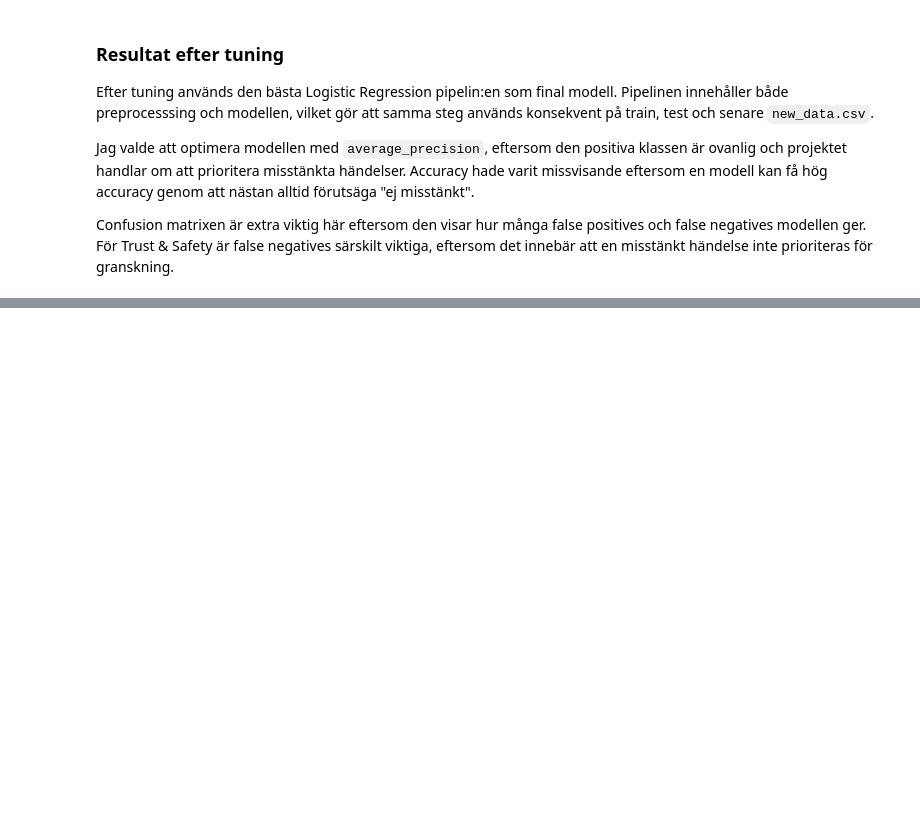
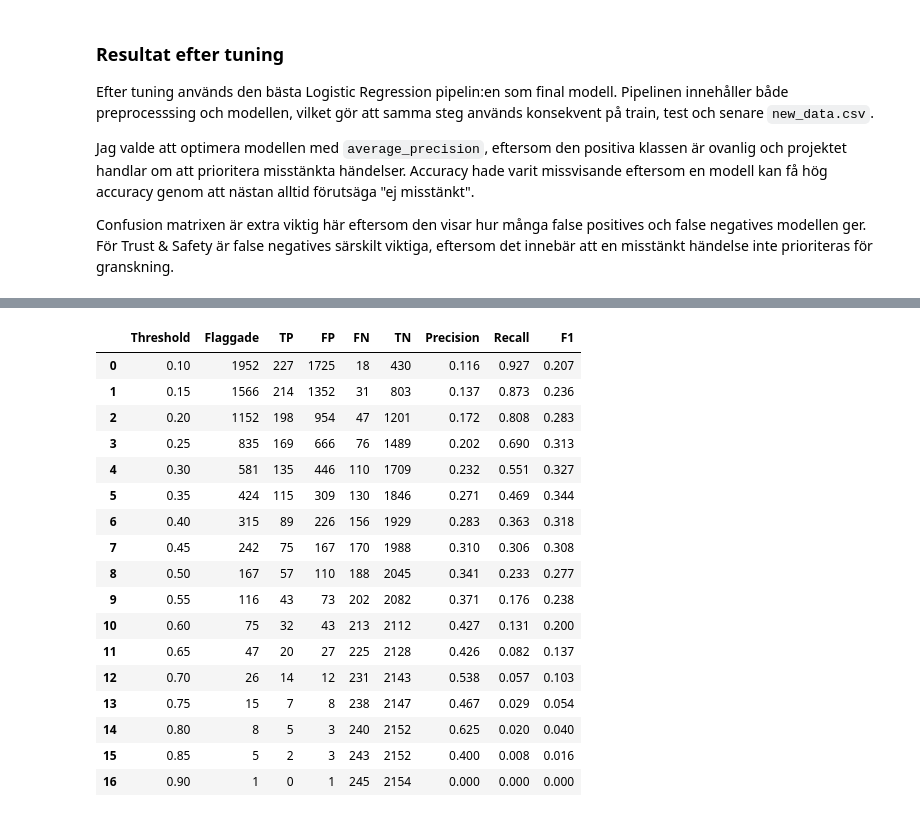
Before and after one commit to SoroushGReza/marketplace-safety-ml, a Jupyter notebook: notebooks/report.ipynb, the cells around one changed output, grey strips where cells are left out. Cells and saved outputs as stored; diff of their text form; code cells hidden in the pictures; blank space fills up the shorter version.

```diff
--- a/notebooks/report.ipynb
+++ b/notebooks/report.ipynb
@@ -755,0 +773,48 @@ Confusion matrixen är extra viktig här eftersom den visar hur många false pos
+# %%
+thresholds = np.arange(0.10, 0.91, 0.05)
+
+threshold_results = []
+
+for threshold in thresholds:
+    y_pred_threshold = (y_test_proba >= threshold).astype(int)
+
+    tn, fp, fn, tp = confusion_matrix(y_test, y_pred_threshold).ravel()
+
+    threshold_results.append({
+        "Threshold": threshold,
+        "Flaggade": int(y_pred_threshold.sum()),
+        "TP": tp,
+        "FP": fp,
+        "FN": fn,
+        "TN": tn,
+        "Precision": precision_score(y_test, y_pred_threshold, zero_division=0),
+        "Recall": recall_score(y_test, y_pred_threshold),
+        "F1": f1_score(y_test, y_pred_threshold)
+    })
+
+threshold_results_df = pd.DataFrame(threshold_results)
+
+threshold_results_df[["Threshold", "Precision", "Recall", "F1"]] = (
+    threshold_results_df[["Threshold", "Precision", "Recall", "F1"]].round(3)
+)
+
+threshold_results_df
+# %% [output]
+|  | Threshold | Flaggade | TP | FP | FN | TN | Precision | Recall | F1 |
+| 0 | 0.10 | 1952 | 227 | 1725 | 18 | 430 | 0.116 | 0.927 | 0.207 |
+| 1 | 0.15 | 1566 | 214 | 1352 | 31 | 803 | 0.137 | 0.873 | 0.236 |
+| 2 | 0.20 | 1152 | 198 | 954 | 47 | 1201 | 0.172 | 0.808 | 0.283 |
+| 3 | 0.25 | 835 | 169 | 666 | 76 | 1489 | 0.202 | 0.690 | 0.313 |
+| 4 | 0.30 | 581 | 135 | 446 | 110 | 1709 | 0.232 | 0.551 | 0.327 |
+| 5 | 0.35 | 424 | 115 | 309 | 130 | 1846 | 0.271 | 0.469 | 0.344 |
+| 6 | 0.40 | 315 | 89 | 226 | 156 | 1929 | 0.283 | 0.363 | 0.318 |
+| 7 | 0.45 | 242 | 75 | 167 | 170 | 1988 | 0.310 | 0.306 | 0.308 |
+| 8 | 0.50 | 167 | 57 | 110 | 188 | 2045 | 0.341 | 0.233 | 0.277 |
+| 9 | 0.55 | 116 | 43 | 73 | 202 | 2082 | 0.371 | 0.176 | 0.238 |
+| 10 | 0.60 | 75 | 32 | 43 | 213 | 2112 | 0.427 | 0.131 | 0.200 |
+| 11 | 0.65 | 47 | 20 | 27 | 225 | 2128 | 0.426 | 0.082 | 0.137 |
+| 12 | 0.70 | 26 | 14 | 12 | 231 | 2143 | 0.538 | 0.057 | 0.103 |
+| 13 | 0.75 | 15 | 7 | 8 | 238 | 2147 | 0.467 | 0.029 | 0.054 |
+| 14 | 0.80 | 8 | 5 | 3 | 240 | 2152 | 0.625 | 0.020 | 0.040 |
+| 15 | 0.85 | 5 | 2 | 3 | 243 | 2152 | 0.400 | 0.008 | 0.016 |
+| 16 | 0.90 | 1 | 0 | 1 | 245 | 2154 | 0.000 | 0.000 | 0.000 |
```
Also changed, not shown: parts of 7 cells of this notebook, 4 other files.
